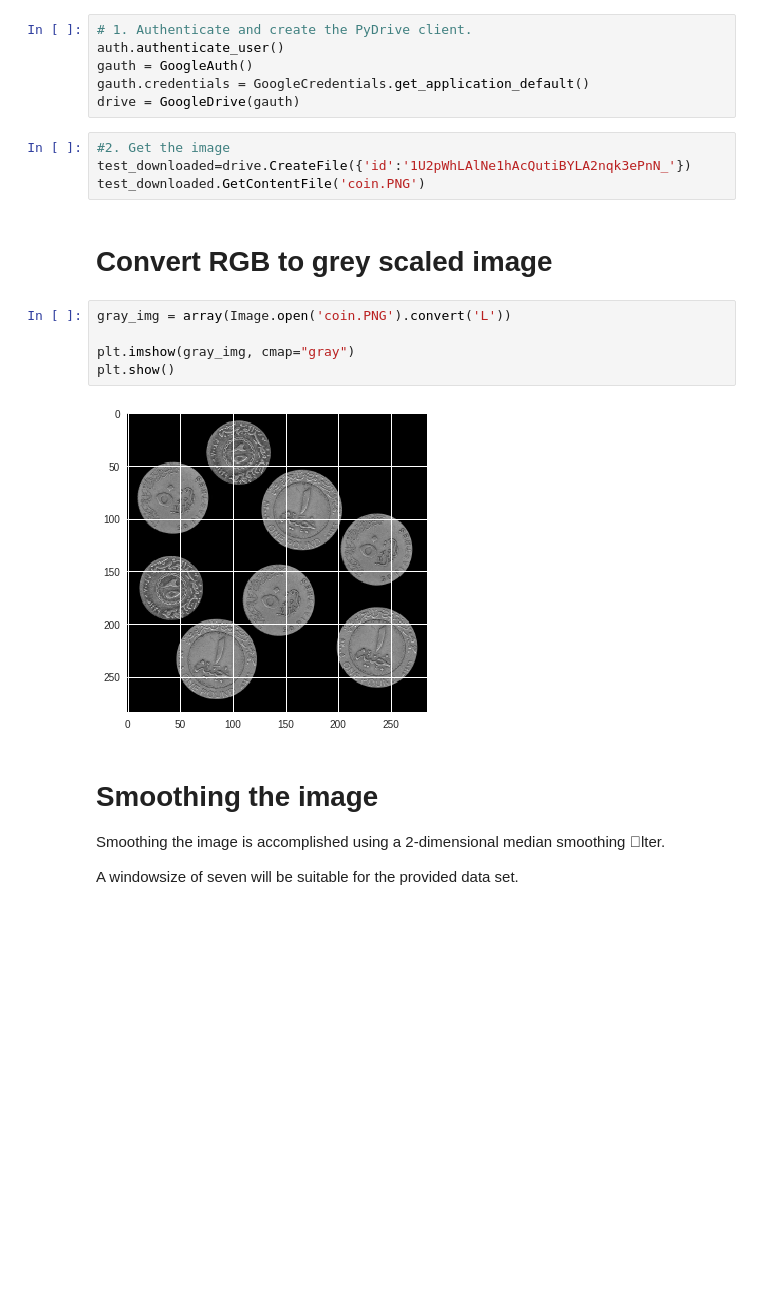
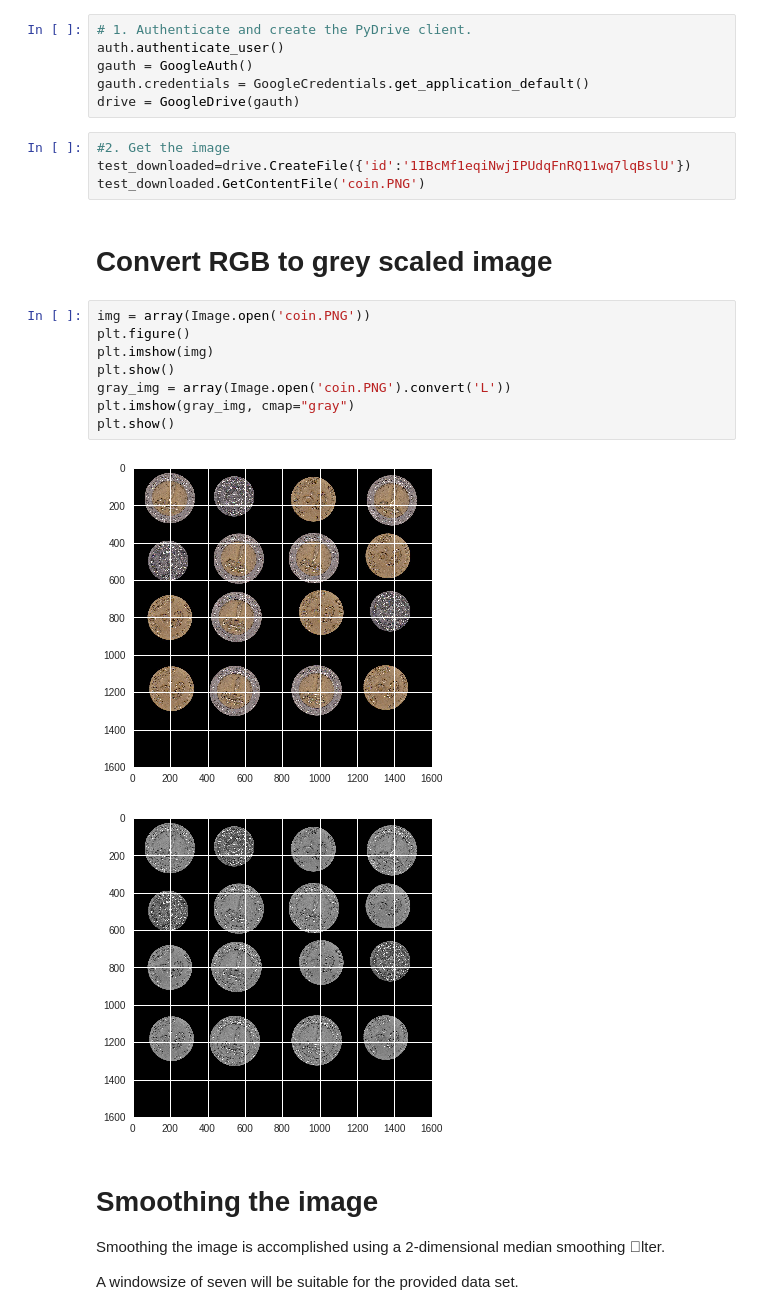
Before and after one commit to yomnabarakate21/Computer-vision-Course-assignments, a Jupyter notebook: assignment3.ipynb, the cells around one changed output. Saved outputs shown, nothing was run; the diff lists cells and outputs as text; blank space fills up the shorter version.

```diff
--- a/assignment3.ipynb
+++ b/assignment3.ipynb
@@ -26,16 +24,20 @@ gauth.credentials = GoogleCredentials.get_application_default()
 drive = GoogleDrive(gauth)
 # %%
 #2. Get the image
-test_downloaded=drive.CreateFile({'id':'1U2pWhLAlNe1hAcQutiBYLA2nqk3ePnN_'})
+test_downloaded=drive.CreateFile({'id':'1IBcMf1eqiNwjIPUdqFnRQ11wq7lqBslU'})
 test_downloaded.GetContentFile('coin.PNG')
 # %% [markdown]
 # **Convert RGB to grey scaled image**
 # %%
+img = array(Image.open('coin.PNG'))
+plt.figure()
+plt.imshow(img)
+plt.show()
 gray_img = array(Image.open('coin.PNG').convert('L'))
-
 plt.imshow(gray_img, cmap="gray")
 plt.show()
 # %% [output]
-[figure, old version]
+[figure, new version]
+[figure, added]
 # %% [markdown]
 # **Smoothing the image**
```
Also changed, not shown: parts of 4 cells of this notebook.
